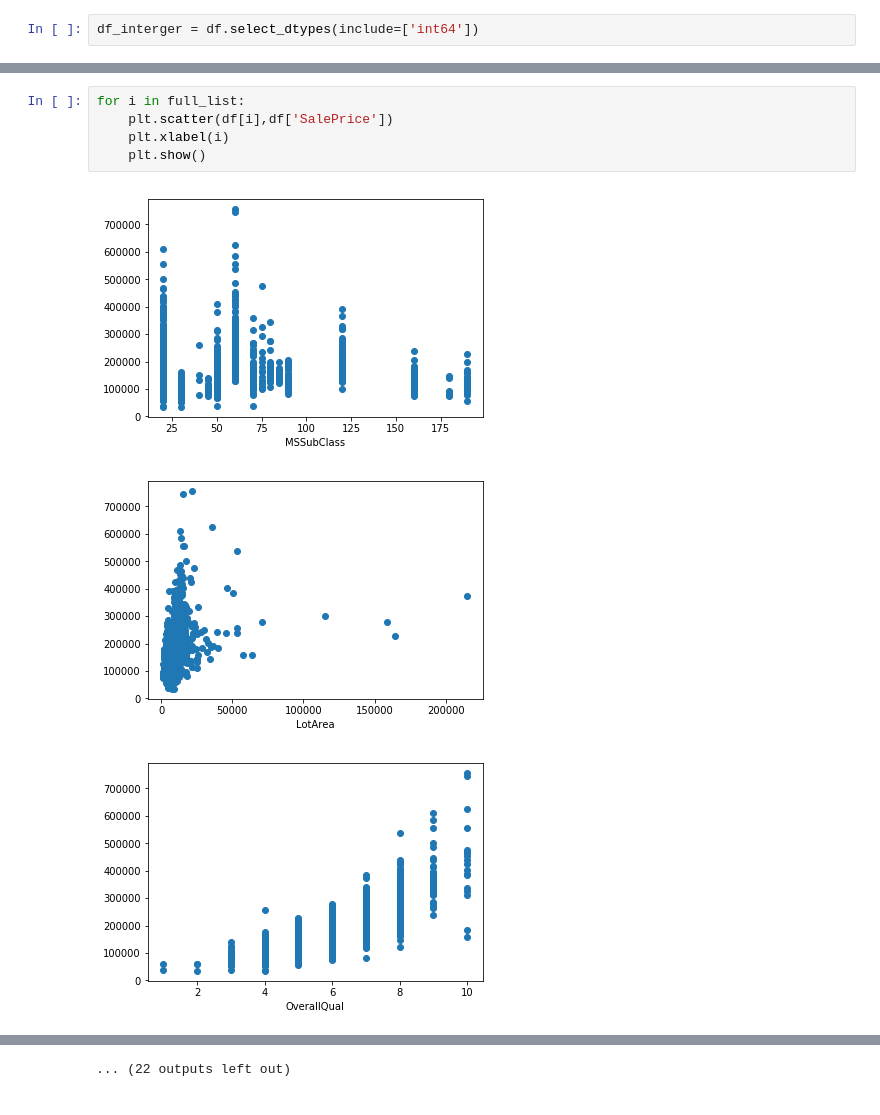
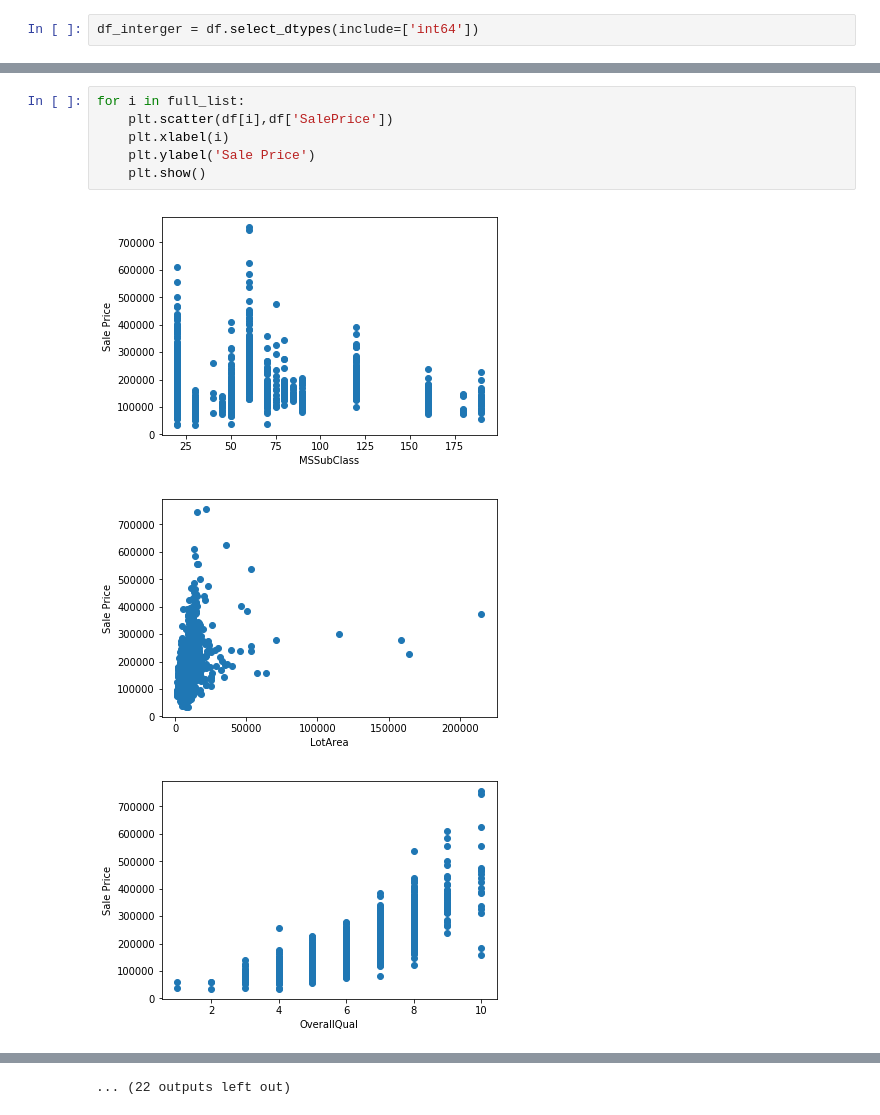
Before and after one commit to trangithub/House-price-prediction, a Jupyter notebook: Capstone project 1.ipynb, the cells around one changed output, grey strips where cells are left out. Saved outputs shown, nothing was run; the diff lists cells and outputs as text.

```diff
--- a/Capstone project 1.ipynb
+++ b/Capstone project 1.ipynb
@@ -37,9 +32,10 @@ plt.scatter(df['GrLivArea'],df['SalePrice'])
 # %%
 for i in full_list:
     plt.scatter(df[i],df['SalePrice'])
     plt.xlabel(i)
+    plt.ylabel('Sale Price')
     plt.show()
 # %% [output]
-[figure, old version]
+[figure, new version]
-[figure, old version]
+[figure, new version]
-[figure, old version]
+[figure, new version]
```
Also changed, not shown: parts of 3 cells of this notebook.
